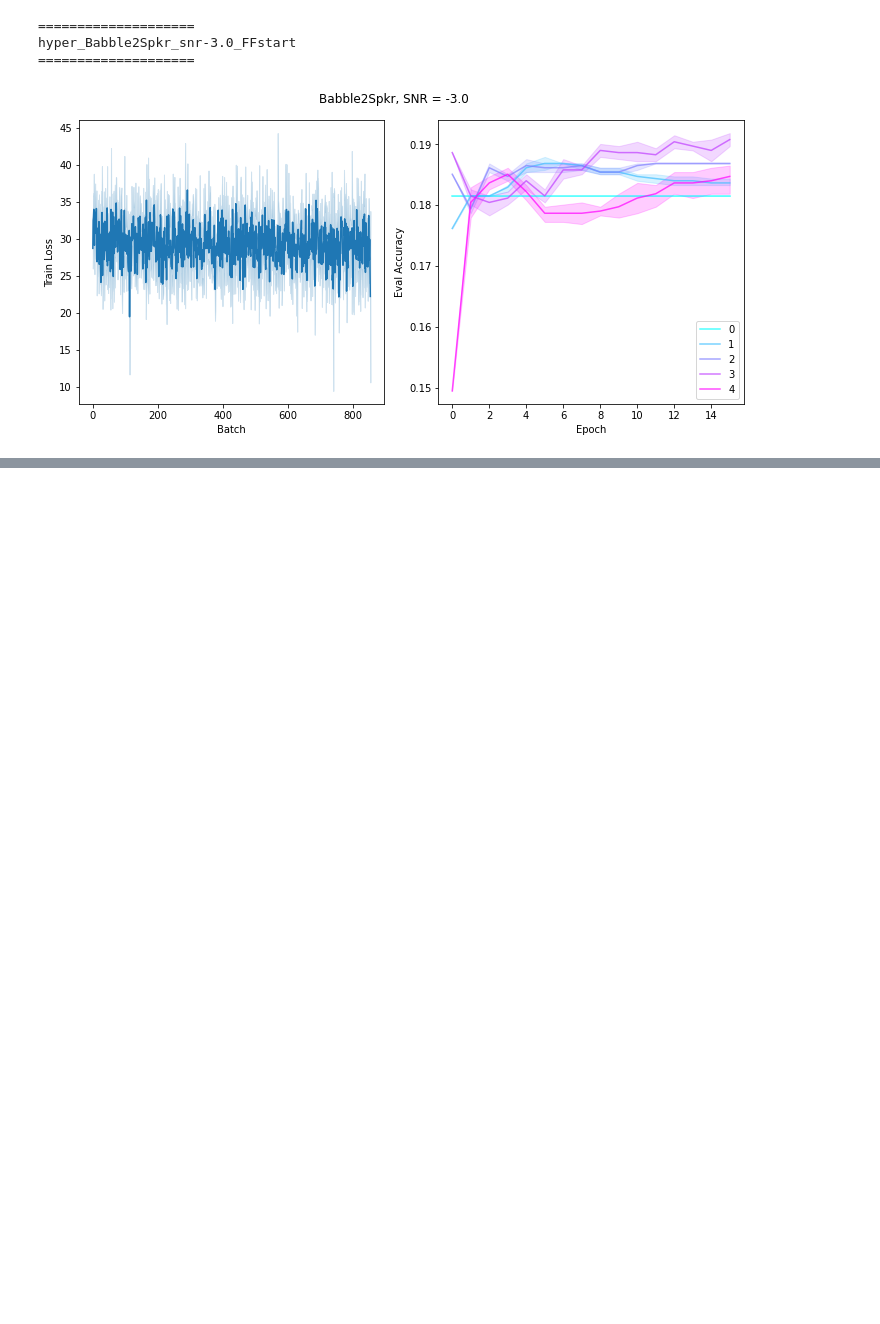
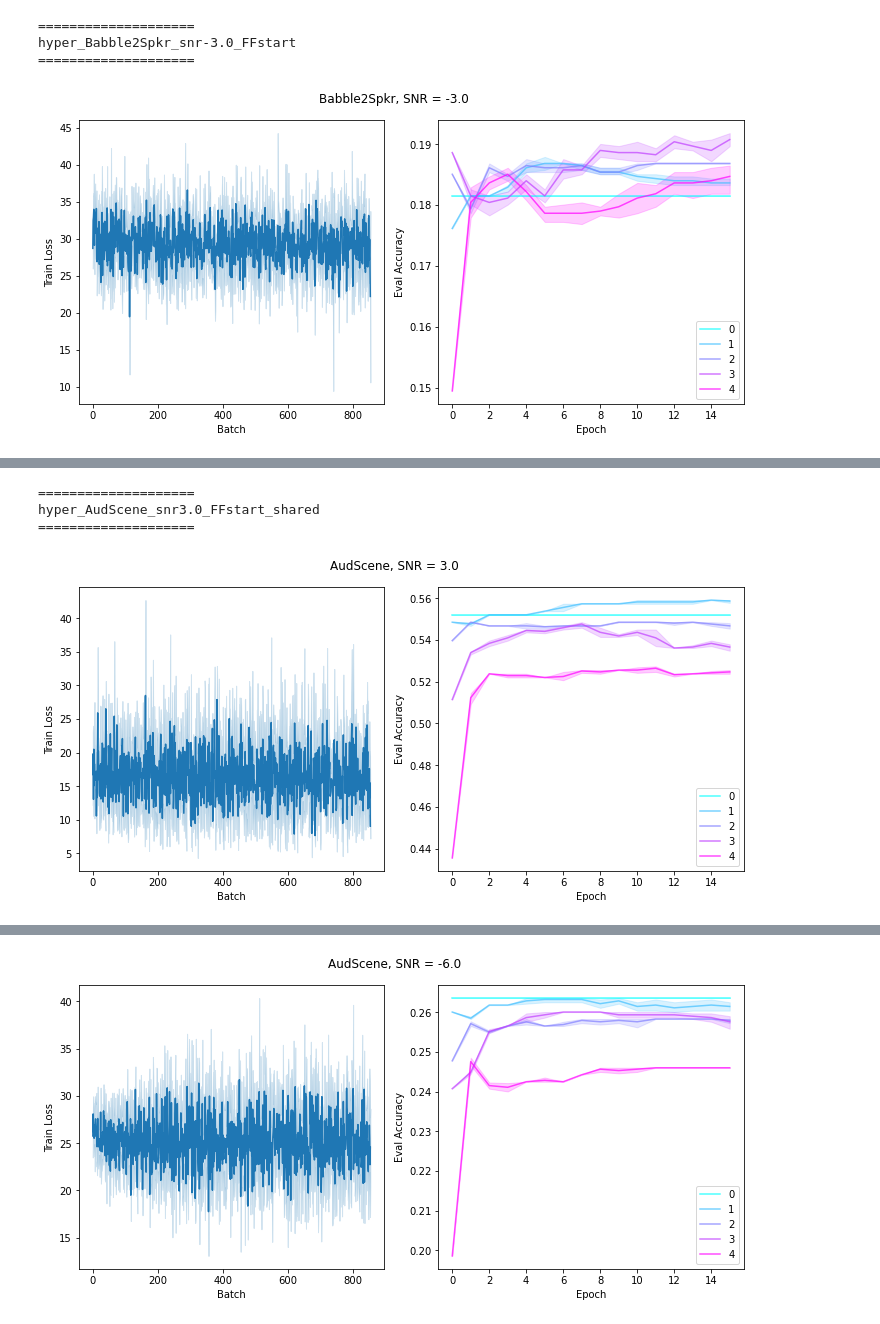
Before and after one commit to chingf/hallucnn, a Jupyter notebook: src/models/04-monitor-training-tfevents.ipynb, the cells around one changed output, grey strips where cells are left out. Drawn from its saved outputs; the diff is of its cells as text; code cells hidden in the pictures; blank space fills up the shorter version.

Commit message:
Add clearer plots fro hyperparam training just showing last epoch values

```diff
--- a/src/models/04-monitor-training-tfevents.ipynb
+++ b/src/models/04-monitor-training-tfevents.ipynb
@@ -142,0 +145,79 @@ hyper_Babble2Spkr_snr-3.0_FFstart
+# %%
+plot_ci = True
+# %%
+for tfdir in os.listdir(tensorboard_dir):
+    if 'hyper' not in tfdir: continue
+    if 'shared' not in tfdir: continue
+    print("====================")
+    print(tfdir)
+    print("====================")
+    noise_info = tfdir.split('_')
+
+    # Collect tensorboard files of interest
+    tfdir = tensorboard_dir + tfdir + '/'
+    tfdir_files = os.listdir(tfdir)
+    if not plot_ci:
+        if len(tfdir_files) > 1:
+            print('More than one TF file; check it is correct.')
+        tfdir_files = [tfdir_files[0]]
+
+    # Collect losses
+    train_loss = []
+    train_batch = []
+    eval_loss = []
+    eval_epoch = []
+    eval_timestep = []
+    for tfdir_file in tfdir_files:
+        tf_file = tfdir + tfdir_file
+        ea = event_accumulator.EventAccumulator(tf_file)
+        ea.Reload()
+        #print('Feedforward error:')
+        #print(ea.Scalars(f'FeedForwardPerf/Epoch#0'))
+        try:
+            _train_loss = [e.value for e in ea.Scalars('TrainingLoss/CE')]
+        except:
+            continue
+        train_loss.extend(_train_loss)
+        train_batch.extend([b for b in range(len(_train_loss))])
+        epoch = 0
+        while True:
+            try:
+                for timestep in range(5):
+                    eval_loss.append(ea.Scalars(f'NoisyPerf/Epoch#{epoch}')[timestep].value)
+                    eval_epoch.append(epoch)
+                    eval_timestep.append(timestep)
+                epoch += 1
+            except:
+                break
+
+    # Make pandas dataframe
+    train_df = pd.DataFrame({
+        'Train Loss': train_loss,
+        'Batch': train_batch
+        })
+    eval_df = pd.DataFrame({
+        'Eval Accuracy': eval_loss,
+        'Epoch': eval_epoch,
+        'Timestep': eval_timestep
+        })
+
+    fig, axs = plt.subplots(1, 2, figsize = (10,5))
+    sns.lineplot(x='Batch', y='Train Loss', ax=axs[0], data=train_df)
+    colors = plt.cm.cool(np.linspace(0,1,5))
+    for timestep in range(5):
+        sns.lineplot(
+            x='Epoch', y='Eval Accuracy',
+            ax=axs[1],
+            data=eval_df[eval_df['Timestep']==timestep],
+            color=colors[timestep], label=timestep,
+            alpha=0.7
+            )
+    plt.suptitle(f'{noise_info[1]}, SNR = {noise_info[2][3:]}')
+    plt.tight_layout()
+    plt.show()
+    print('\n\n')
+# %% [output]
+====================
+hyper_AudScene_snr3.0_FFstart_shared
+====================
+[figure, added]
@@ -142,0 +227 @@ hyper_Babble2Spkr_snr-3.0_FFstart
+[figure, added]
```
Also changed, not shown: parts of 4 cells of this notebook, 2 other files.
